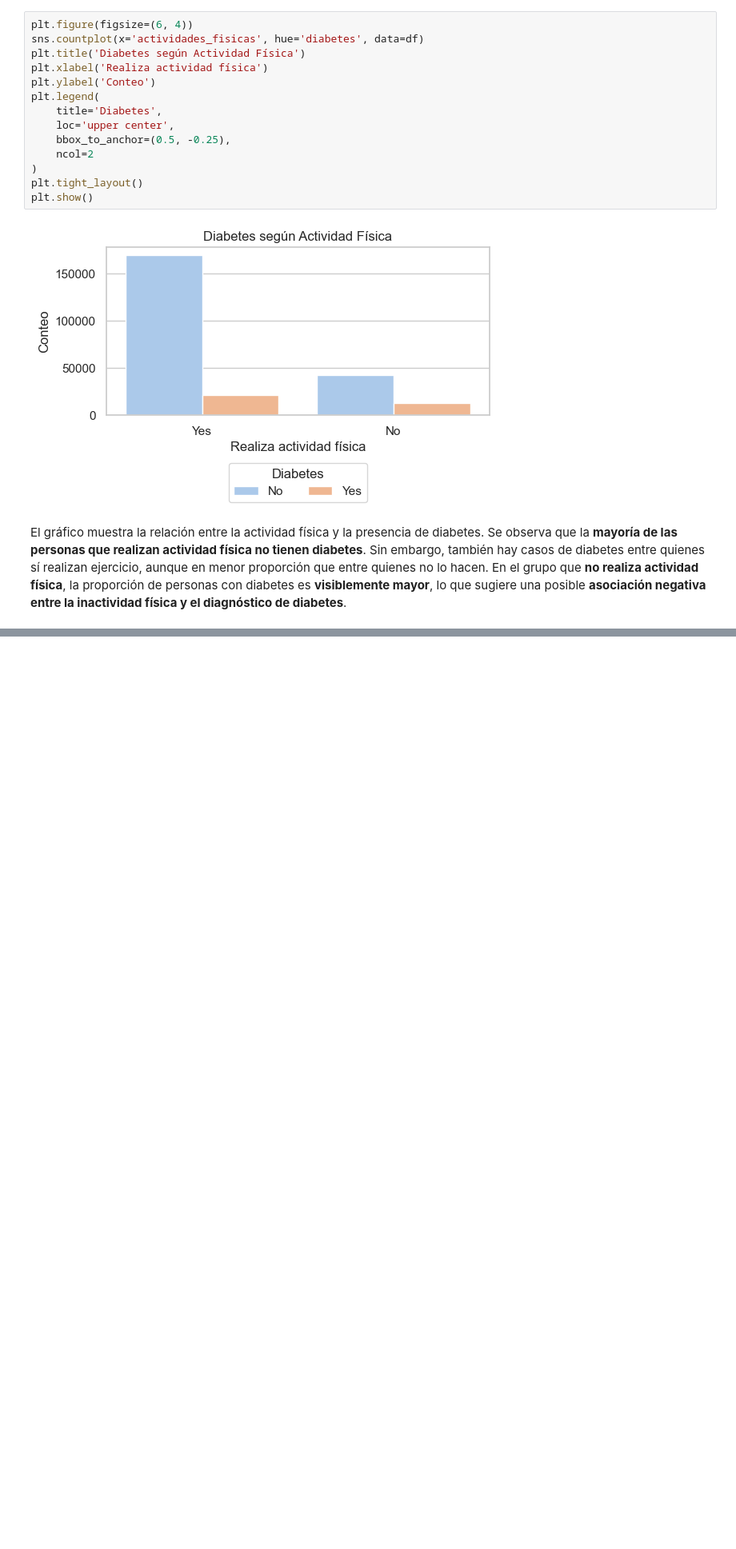
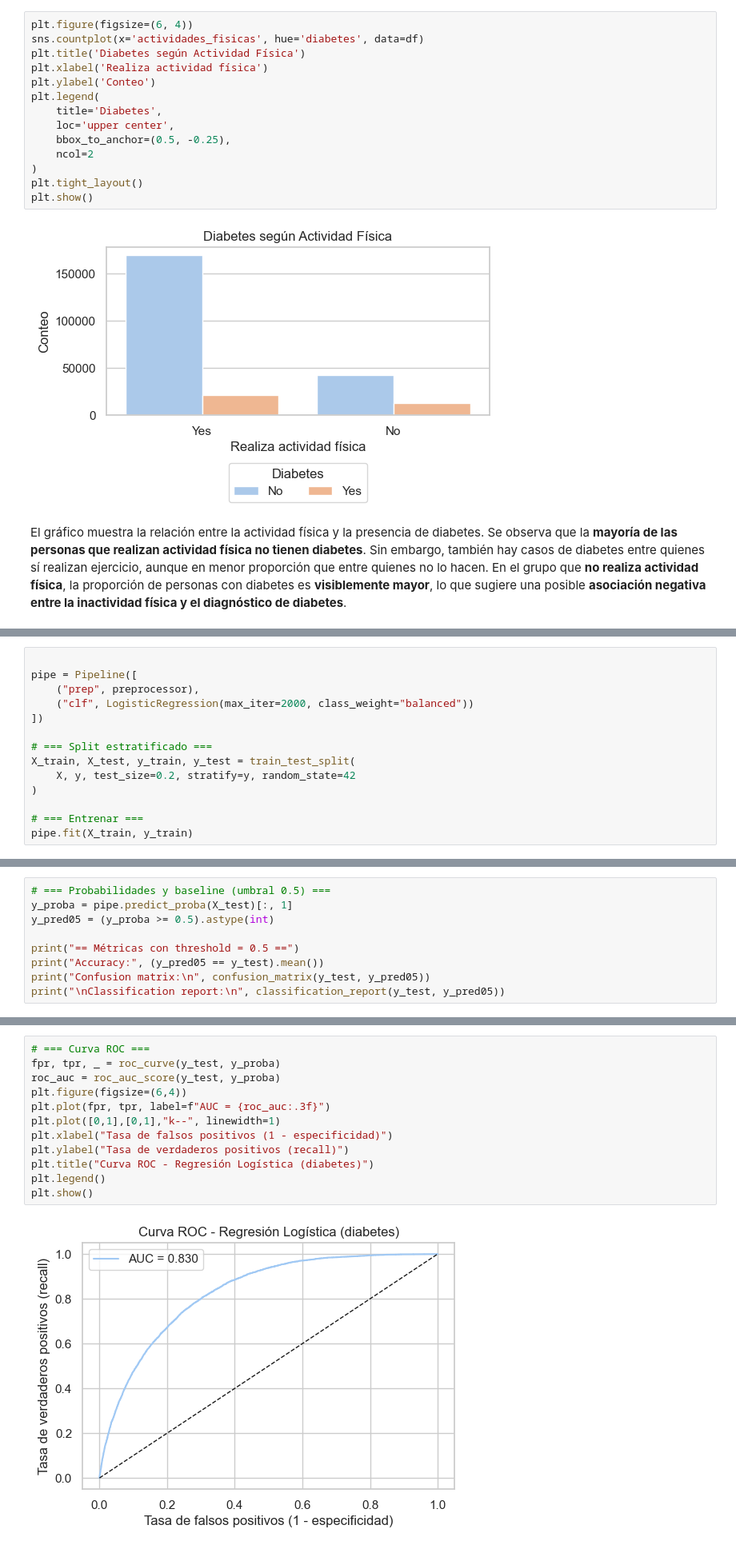
Before and after one commit to MariFraRi/Diabetes_proyect, a Jupyter notebook: _sources/Eda_Diabetes.ipynb, the cells around one changed output, grey strips where cells are left out. Shown at 80% size. Drawn from its saved outputs; the diff is of its cells as text; blank space fills up the shorter version.

```diff
--- a/_sources/Eda_Diabetes.ipynb
+++ b/_sources/Eda_Diabetes.ipynb
@@ -500,0 +557,14 @@ El gráfico muestra la relación entre la actividad física y la presencia de di
+# %%
+
+pipe = Pipeline([
+    ("prep", preprocessor),
+    ("clf", LogisticRegression(max_iter=2000, class_weight="balanced"))
+])
+
+# === Split estratificado ===
+X_train, X_test, y_train, y_test = train_test_split(
+    X, y, test_size=0.2, stratify=y, random_state=42
+)
+
+# === Entrenar ===
+pipe.fit(X_train, y_train)
@@ -500,0 +594,9 @@ El gráfico muestra la relación entre la actividad física y la presencia de di
+# %%
+# === Probabilidades y baseline (umbral 0.5) ===
+y_proba = pipe.predict_proba(X_test)[:, 1]
+y_pred05 = (y_proba >= 0.5).astype(int)
+
+print("== Métricas con threshold = 0.5 ==")
+print("Accuracy:", (y_pred05 == y_test).mean())
+print("Confusion matrix:\n", confusion_matrix(y_test, y_pred05))
+print("\nClassification report:\n", classification_report(y_test, y_pred05))
@@ -500,0 +625,14 @@ El gráfico muestra la relación entre la actividad física y la presencia de di
+# %%
+# === Curva ROC ===
+fpr, tpr, _ = roc_curve(y_test, y_proba)
+roc_auc = roc_auc_score(y_test, y_proba)
+plt.figure(figsize=(6,4))
+plt.plot(fpr, tpr, label=f"AUC = {roc_auc:.3f}")
+plt.plot([0,1],[0,1],"k--", linewidth=1)
+plt.xlabel("Tasa de falsos positivos (1 - especificidad)")
+plt.ylabel("Tasa de verdaderos positivos (recall)")
+plt.title("Curva ROC - Regresión Logística (diabetes)")
+plt.legend()
+plt.show()
+# %% [output]
+[figure, added]
```
Also changed, not shown: parts of 15 cells of this notebook, 5 other files.
